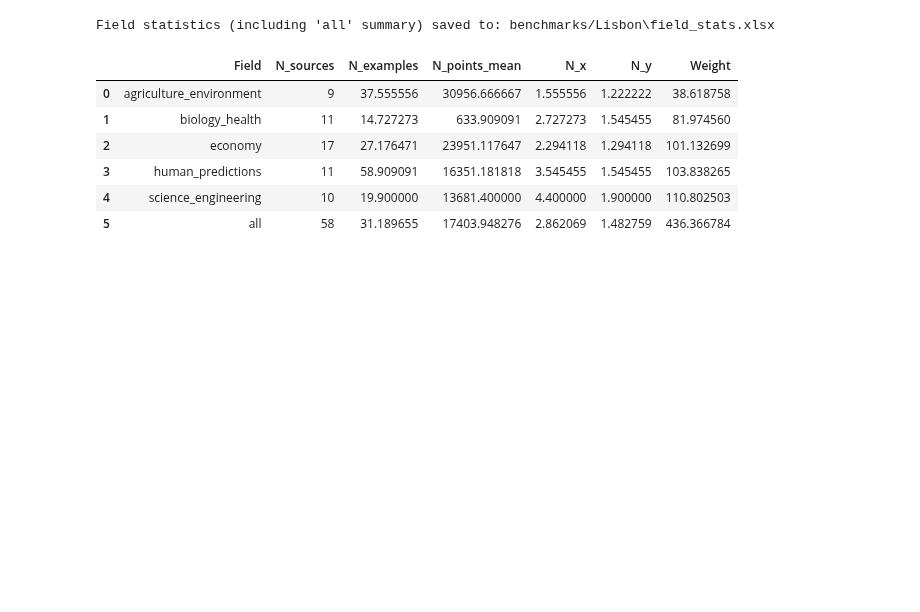
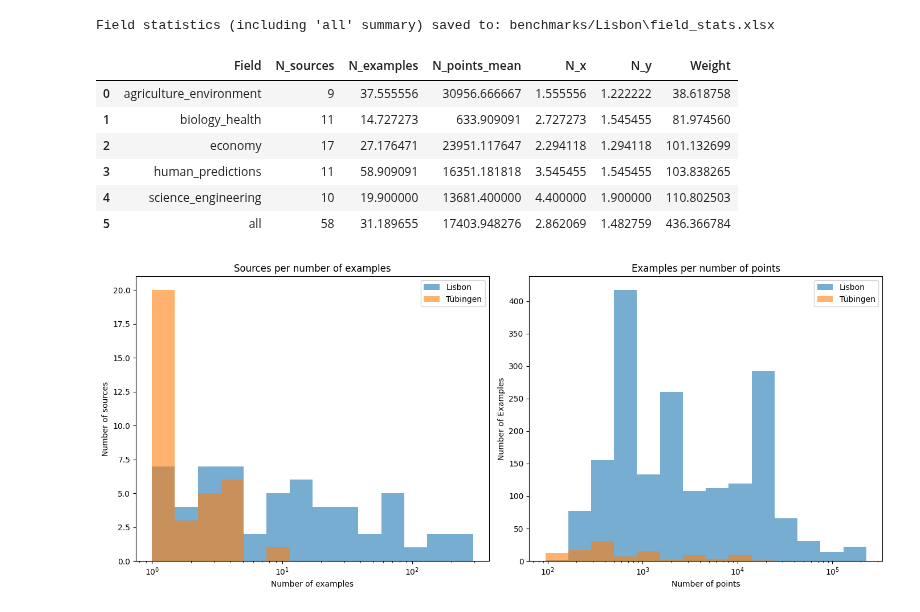
Before and after one commit to tiagobrogueira/Causal-Discovery-In-Exchangeable-Data, a Jupyter notebook: bicausal/lisbon_paper.ipynb, the cells around one changed output. Saved outputs shown, nothing was run; the diff lists cells and outputs as text; code cells hidden in the pictures; blank space fills up the shorter version.

```diff
--- a/bicausal/lisbon_paper.ipynb
+++ b/bicausal/lisbon_paper.ipynb
@@ -21,3 +28,55 @@ Field statistics (including 'all' summary) saved to: benchmarks/Lisbon\field_sta
 | 5 | all | 58 | 31.189655 | 17403.948276 | 2.862069 | 1.482759 | 436.366784 |
 # %%
 #Figure 1: Histograms of sources per number of examples and examples per number of points
+
+lisbon_src, lisbon_points = points_sources_stats()
+tuebingen_points, tuebingen_src = tuebingen_statistics()
+
+plt.figure(figsize=(14, 6))
+
+# -----------------------------------------
+# Histogram 1: Examples per number of points
+# -----------------------------------------
+plt.subplot(1, 2, 2)
+
+bins_points = np.logspace(
+    np.log10(min(lisbon_points + tuebingen_points)),
+    np.log10(max(lisbon_points + tuebingen_points)),
+    15
+)
+
+plt.hist(lisbon_points, bins=bins_points, alpha=0.6, label="Lisbon")
+plt.hist(tuebingen_points, bins=bins_points, alpha=0.6, label="Tübingen")
+
+plt.xscale("log")
+plt.xlabel("Number of points")
+plt.ylabel("Number of Examples")
+plt.title("Examples per number of points")
+plt.legend()
+
+# -----------------------------------------
+# Histogram 2: Sources per number of examples
+# -----------------------------------------
+plt.subplot(1, 2, 1)
+
+bins_examples = np.logspace(
+    np.log10(min(lisbon_src + tuebingen_src)),
+    np.log10(max(lisbon_src + tuebingen_src)),
+    15
+)
+
+plt.hist(lisbon_src, bins=bins_examples, alpha=0.6, label="Lisbon")
+plt.hist(tuebingen_src, bins=bins_examples, alpha=0.6, label="Tübingen")
+
+plt.xscale("log")
+plt.xlabel("Number of examples")
+plt.ylabel("Number of sources")
+plt.title("Sources per number of examples")
+plt.legend()
+
+plt.tight_layout()
+
+save_imgs("Lisbon paper - Figure 1 - Histograms of sources per number of examples and examples per number of points", "plots")
+plt.show()
+# %% [output]
+[figure, added]
```
Also changed, not shown: parts of 3 cells of this notebook, 33 other files.
